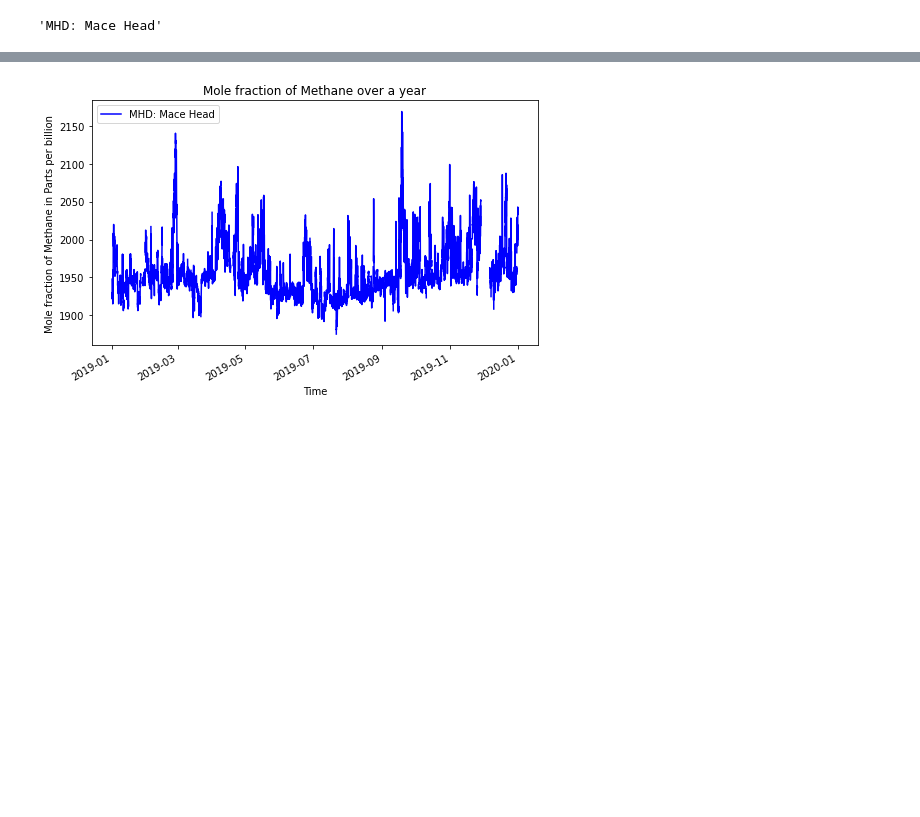
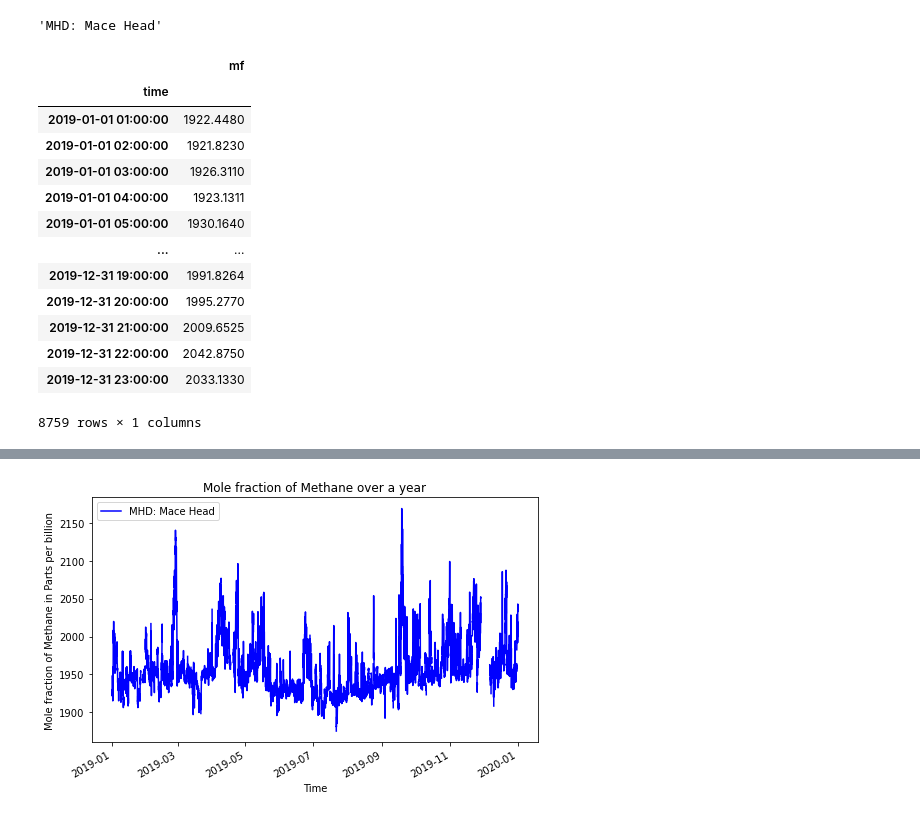
Before and after one commit to TJ-2003/Assessment2, a Jupyter notebook: instructions.ipynb, the cells around one changed output, grey strips where cells are left out. Cells and saved outputs as stored; diff of their text form; code cells hidden in the pictures; blank space fills up the shorter version.

```diff
--- a/instructions.ipynb
+++ b/instructions.ipynb
@@ -22,3 +22,20 @@ mhd_ch4_data.calibrationscale
 mhd_ch4_data.sitecode
 # %% [output]
 'MHD: Mace Head'
+# %%
+mhd_ch4_data.data
+# %% [output]
+|  | mf |
+| time |  |
+| 2019-01-01 01:00:00 | 1922.4480 |
+| 2019-01-01 02:00:00 | 1921.8230 |
+| 2019-01-01 03:00:00 | 1926.3110 |
+| 2019-01-01 04:00:00 | 1923.1311 |
+| 2019-01-01 05:00:00 | 1930.1640 |
+| ... | ... |
+| 2019-12-31 19:00:00 | 1991.8264 |
+| 2019-12-31 20:00:00 | 1995.2770 |
+| 2019-12-31 21:00:00 | 2009.6525 |
+| 2019-12-31 22:00:00 | 2042.8750 |
+| 2019-12-31 23:00:00 | 2033.1330 |
+8759 rows × 1 columns
```
Also changed, not shown: parts of 3 cells of this notebook.
